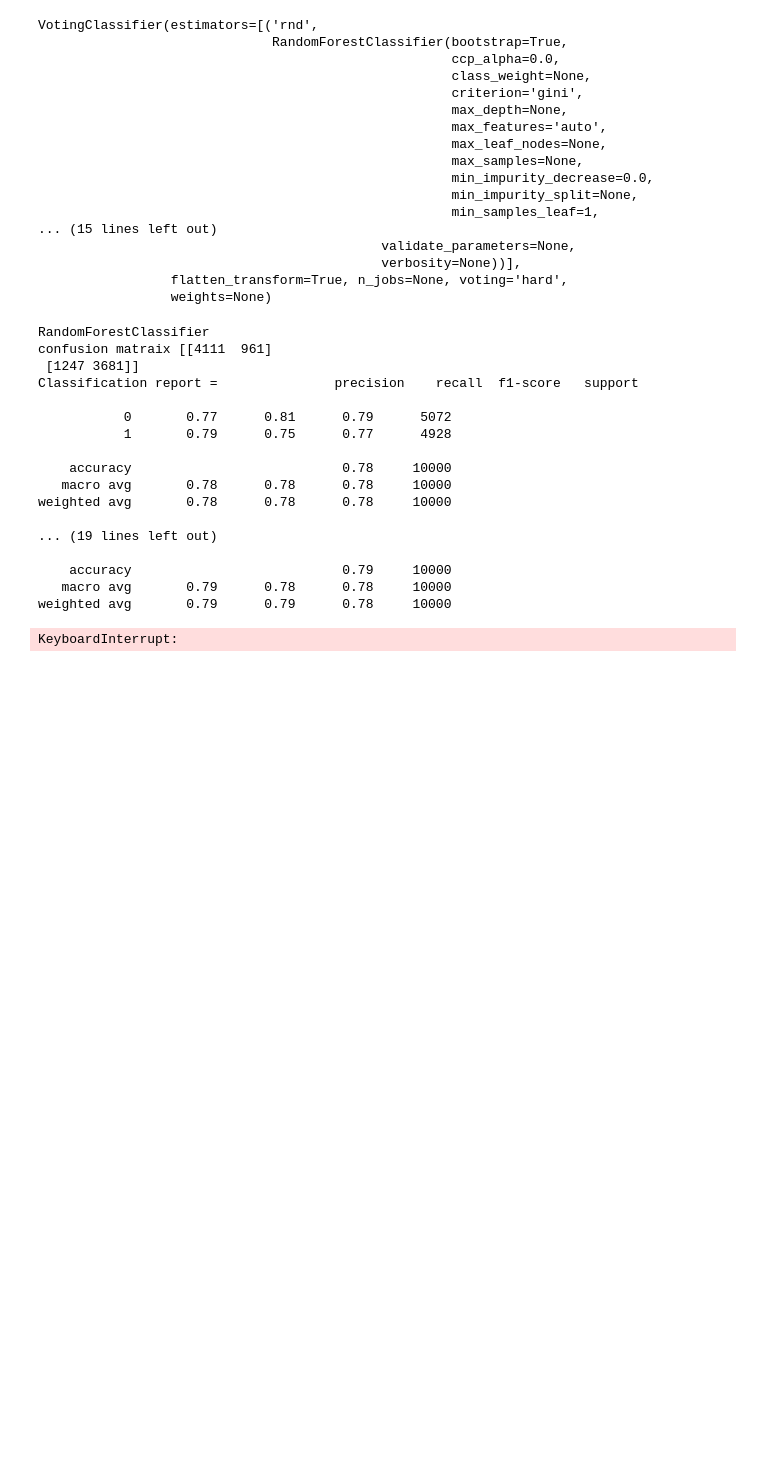
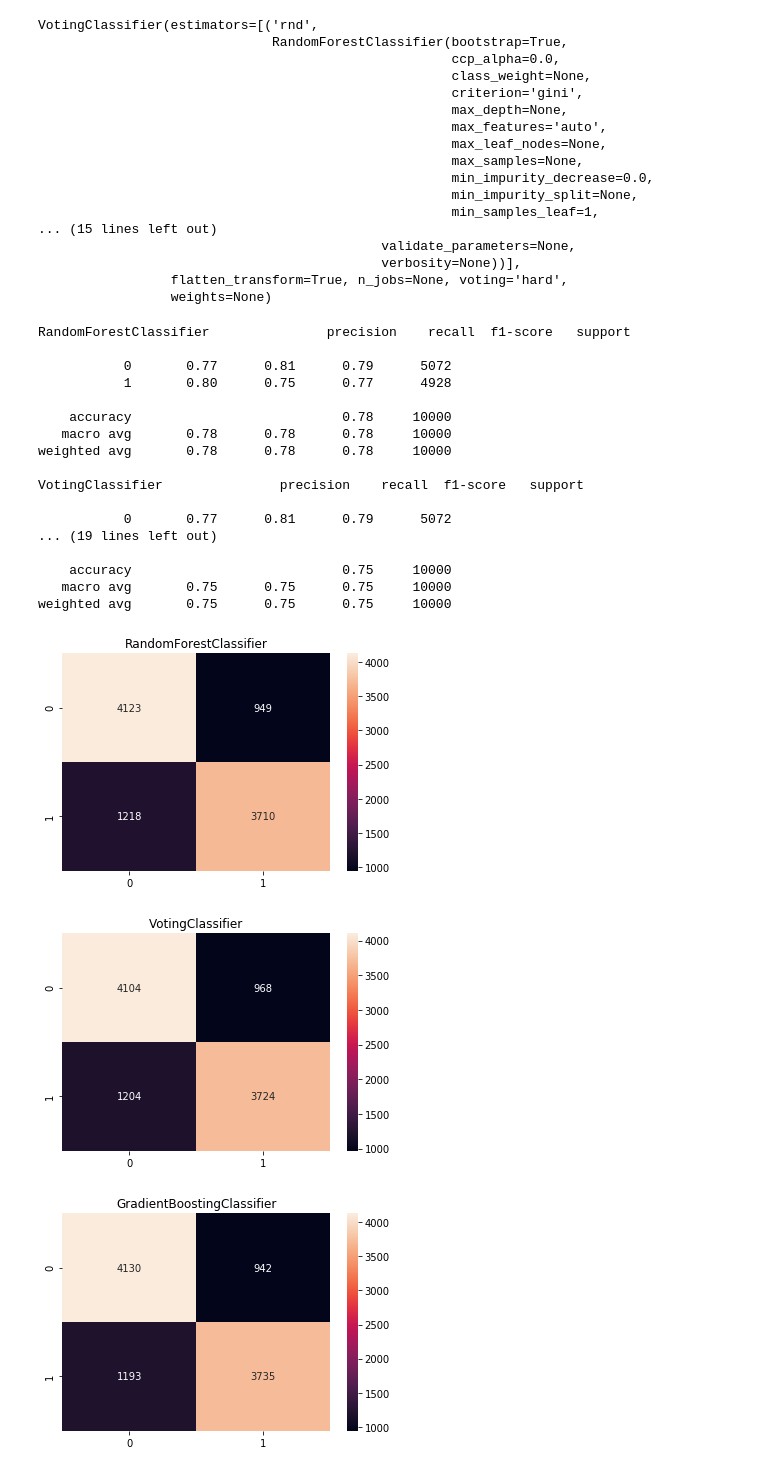
Before and after one commit to Temitope10/App-behaviour, a Jupyter notebook: app.ipynb, the cells around one changed output. Cells and saved outputs as stored; diff of their text form; code cells hidden in the pictures; blank space fills up the shorter version.

```diff
--- a/app.ipynb
+++ b/app.ipynb
@@ -454,29 +454,29 @@ VotingClassifier(estimators=[('rnd',
 # %%
 for clf in (rnd_clf,voting_clf, gbr_clf,xgb_clf):
     clf.fit(X_train, y_train)
-    k = X_test.shape[1]
-    n = len(X_test)
     y_pred = clf.predict(X_test)
-    cm = confusion_matrix(y_test, y_pred)
-    sns.heatmap(cm, annot=True,fmt='g')
-    CR=classification_report(y_test, y_pred)
-    print(clf.__class__.__name__, '\nClassification report =',CR)
+    plt.figure()
+    plt.title(clf.__class__.__name__)
+    sns.heatmap(confusion_matrix(y_test, y_pred),annot=True,label=clf.__class__.__name__,fmt='d')
+    print(clf.__class__.__name__,classification_report(y_test, y_pred))
 # %% [output]
-RandomForestClassifier
-confusion matraix [[4111  961]
- [1247 3681]]
-Classification report =               precision    recall  f1-score   support
+RandomForestClassifier               precision    recall  f1-score   support
 
            0       0.77      0.81      0.79      5072
-           1       0.79      0.75      0.77      4928
+           1       0.80      0.75      0.77      4928
 
     accuracy                           0.78     10000
    macro avg       0.78      0.78      0.78     10000
 weighted avg       0.78      0.78      0.78     10000
 
+VotingClassifier               precision    recall  f1-score   support
+
+           0       0.77      0.81      0.79      5072
 ... (19 lines left out)
 
-    accuracy                           0.79     10000
-   macro avg       0.79      0.78      0.78     10000
-weighted avg       0.79      0.79      0.78     10000
+    accuracy                           0.75     10000
+   macro avg       0.75      0.75      0.75     10000
+weighted avg       0.75      0.75      0.75     10000
-KeyboardInterrupt:
+[figure, added]
+[figure, added]
+[figure, added]
```
Also changed, not shown: parts of 1 cell of this notebook.
